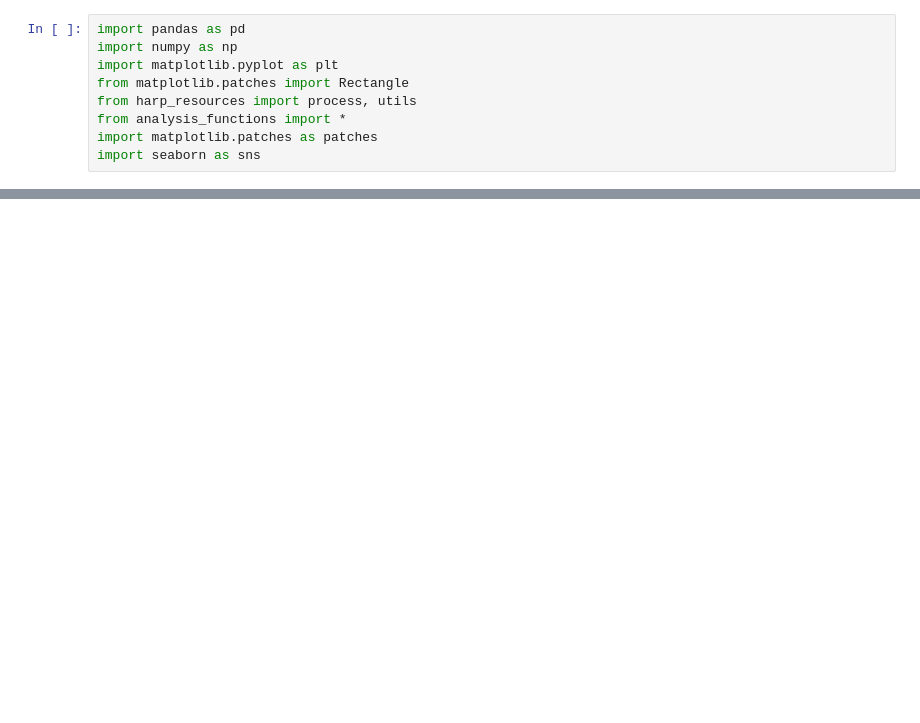
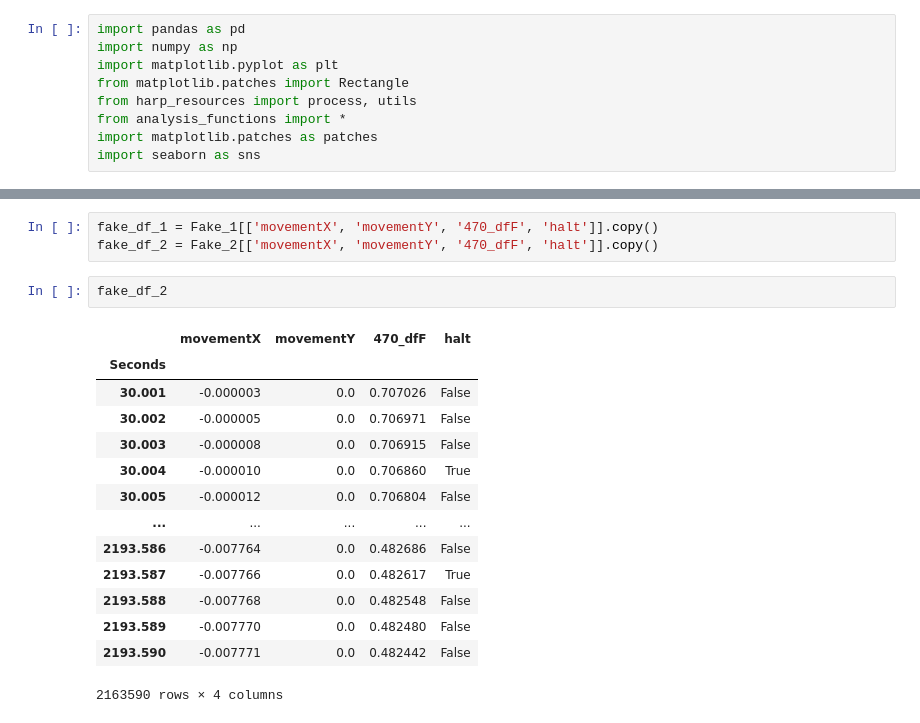
Before and after one commit to ikharitonov/vestibular_vr_pipeline, a Jupyter notebook: Mouse_by_mouse_viewdata_FakeData.ipynb, the cells around one changed output, grey strips where cells are left out. Drawn from its saved outputs; the diff is of its cells as text; blank space fills up the shorter version.

```diff
--- a/Mouse_by_mouse_viewdata_FakeData.ipynb
+++ b/Mouse_by_mouse_viewdata_FakeData.ipynb
@@ -333,0 +129,20 @@ for mouse, closed_df in aligned_closed.items():
+# %%
+fake_df_1 = Fake_1[['movementX', 'movementY', '470_dfF', 'halt']].copy()
+fake_df_2 = Fake_2[['movementX', 'movementY', '470_dfF', 'halt']].copy()
+# %%
+fake_df_2
+# %% [output]
+|  | movementX | movementY | 470_dfF | halt |
+| Seconds |  |  |  |  |
+| 30.001 | -0.000003 | 0.0 | 0.707026 | False |
+| 30.002 | -0.000005 | 0.0 | 0.706971 | False |
+| 30.003 | -0.000008 | 0.0 | 0.706915 | False |
+| 30.004 | -0.000010 | 0.0 | 0.706860 | True |
+| 30.005 | -0.000012 | 0.0 | 0.706804 | False |
+| ... | ... | ... | ... | ... |
+| 2193.586 | -0.007764 | 0.0 | 0.482686 | False |
+| 2193.587 | -0.007766 | 0.0 | 0.482617 | True |
+| 2193.588 | -0.007768 | 0.0 | 0.482548 | False |
+| 2193.589 | -0.007770 | 0.0 | 0.482480 | False |
+| 2193.590 | -0.007771 | 0.0 | 0.482442 | False |
+2163590 rows × 4 columns
```
Also changed, not shown: parts of 26 cells of this notebook, 6 other files.
